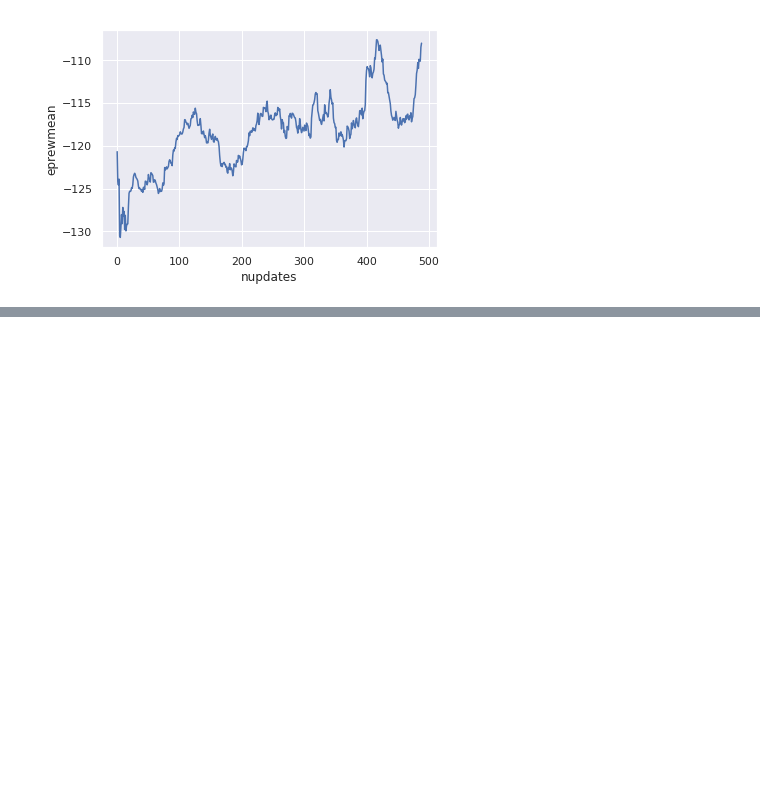
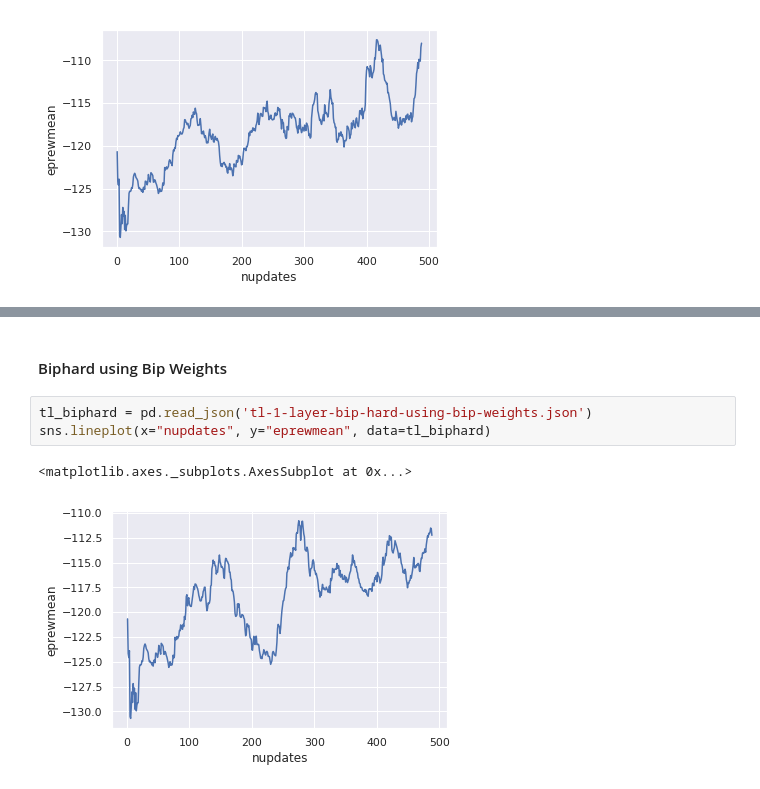
Before and after one commit to tjcdev/mlpgroup009, a Jupyter notebook: analysis/Graphs.ipynb, the cells around one changed output, grey strips where cells are left out. Drawn from its saved outputs; the diff is of its cells as text; blank space fills up the shorter version.

Commit message:
Add more graphs

```diff
--- a/analysis/Graphs.ipynb
+++ b/analysis/Graphs.ipynb
@@ -48,0 +59,8 @@ sns.lineplot(x="nupdates", y="eprewmean", data=tl_biphard)
+# %% [markdown]
+#### Biphard using Bip Weights
+# %%
+tl_biphard = pd.read_json('tl-1-layer-bip-hard-using-bip-weights.json')
+sns.lineplot(x="nupdates", y="eprewmean", data=tl_biphard)
+# %% [output]
+<matplotlib.axes._subplots.AxesSubplot at 0x...>
+[figure, added]
```
Also changed, not shown: parts of 3 cells of this notebook.
